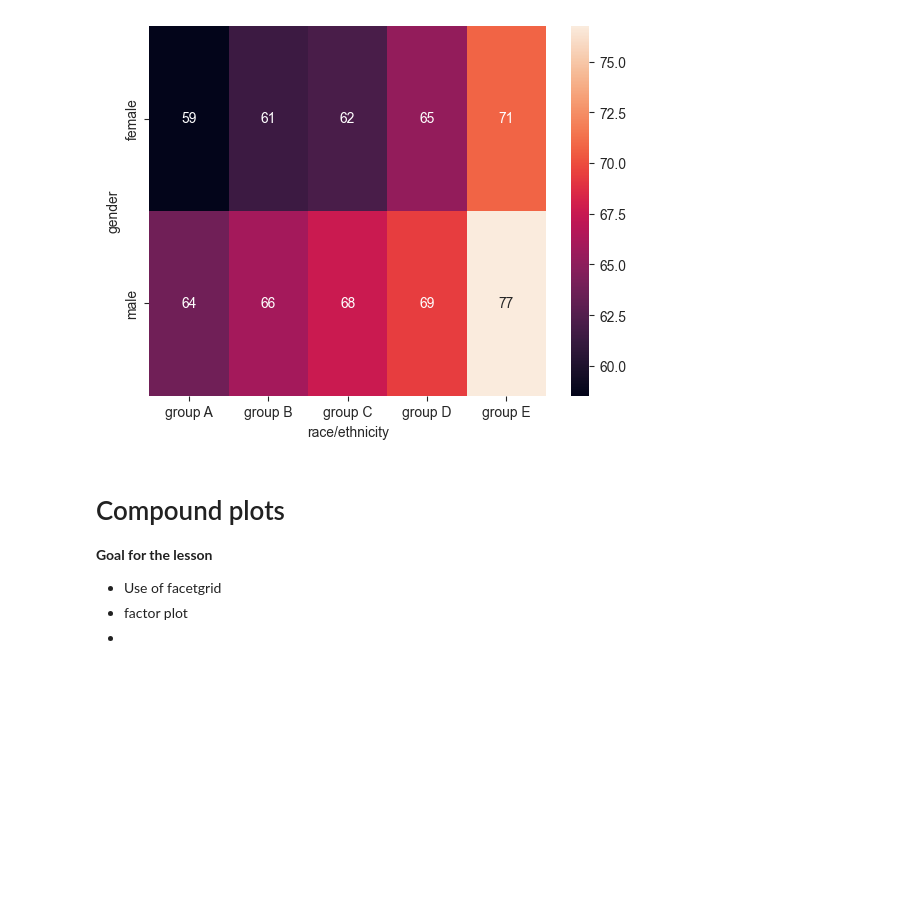
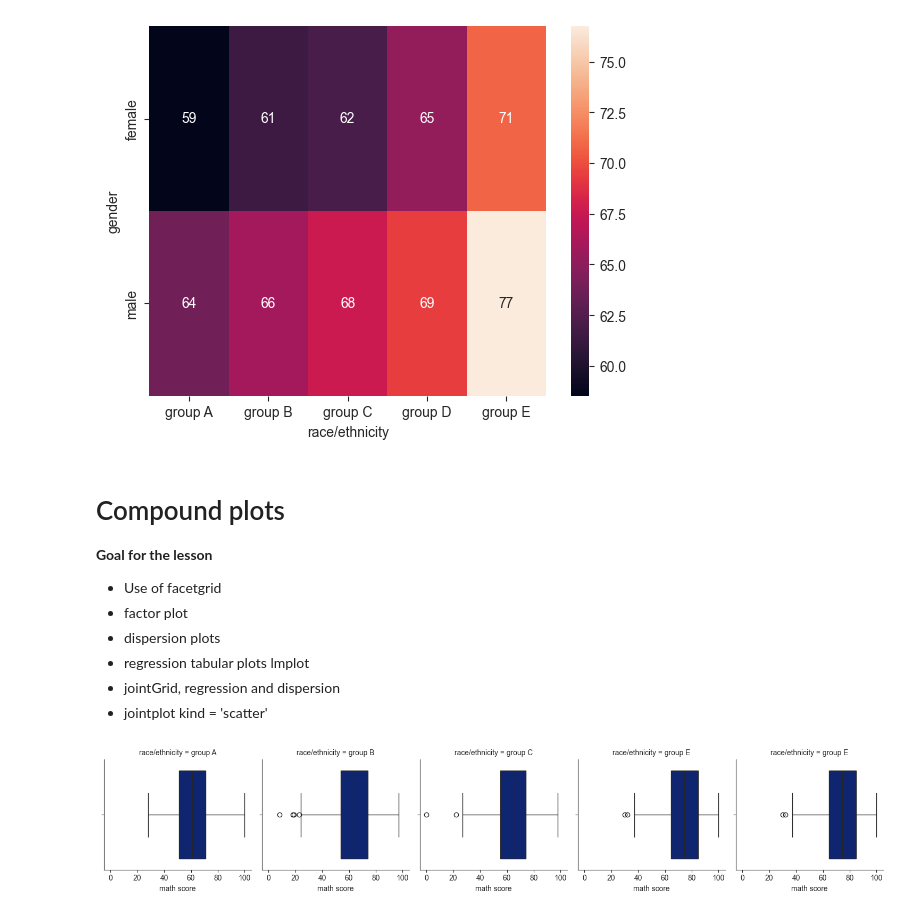
Before and after one commit to hhugoac/PythonForDataScience, a Jupyter notebook: PythonSeaborn.ipynb, the cells around one changed output. Cells and saved outputs as stored; diff of their text form; code cells hidden in the pictures; blank space fills up the shorter version.

Commit message:
Seaborn examples and review
This commit contains more examples of plots in seaborn

```diff
--- a/PythonSeaborn.ipynb
+++ b/PythonSeaborn.ipynb
@@ -380,4 +380,14 @@ sns.heatmap(pd.crosstab(df['gender'], df['race/ethnicity'], values = df['math sc
 
 - Use of facetgrid
 - factor plot
--
+- dispersion plots
+- regression tabular plots lmplot
+- jointGrid, regression and dispersion
+- jointplot kind = 'scatter'
+# %%
+# Use of facetgrid
+graph = sns.FacetGrid(df, col = 'race/ethnicity', col_order=['group A', 'group B', 'group C', 'group E', 'group E'])
+graph.map(sns.boxplot, 'math score')
+plt.show()
+# %% [output]
+[figure, added]
```
Also changed, not shown: parts of 23 cells of this notebook.
